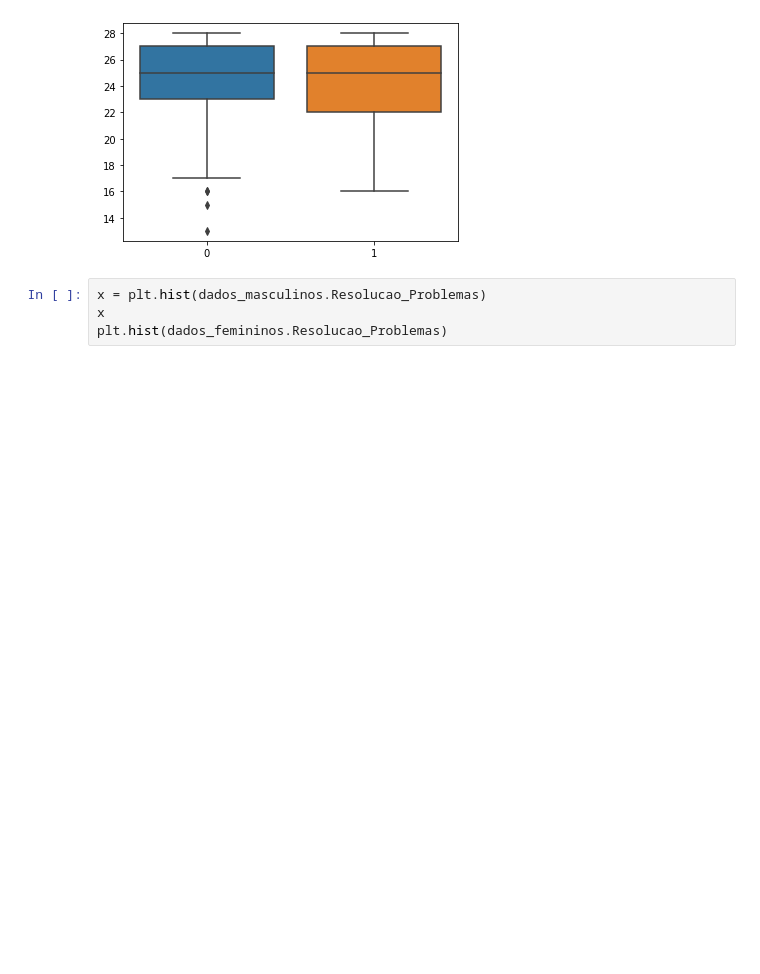
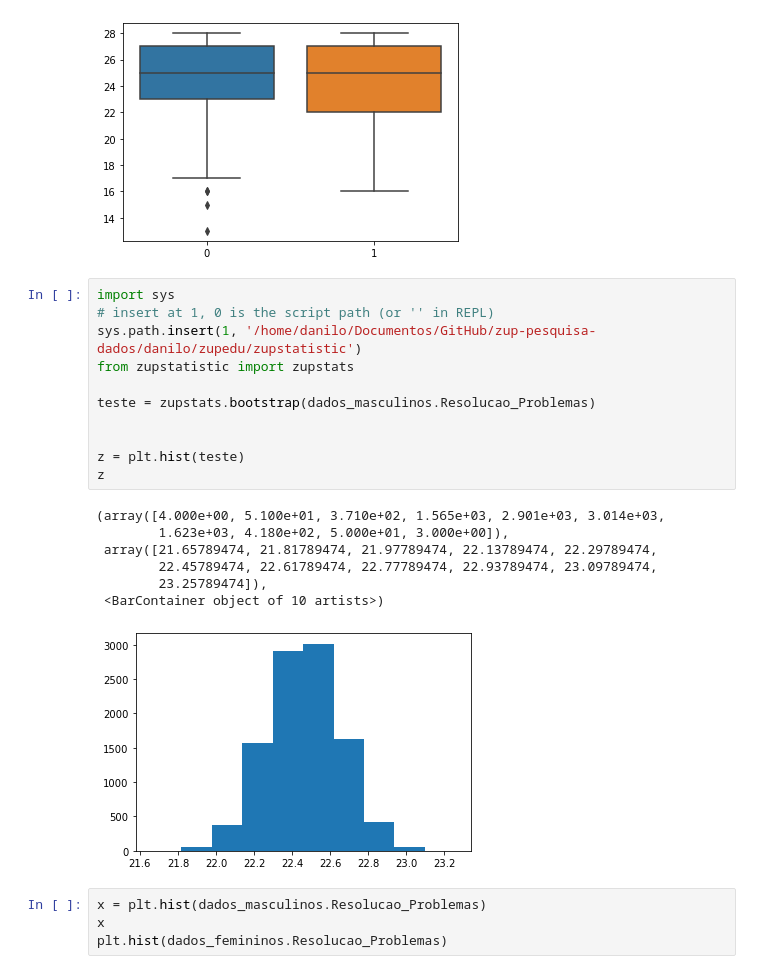
Before and after one commit to dan1lo/PesquisaDoutoradoPosDiferencas, a Jupyter notebook: pesquisa_sexo.ipynb, the cells around one changed output. Drawn from its saved outputs; the diff is of its cells as text; blank space fills up the shorter version.

```diff
--- a/pesquisa_sexo.ipynb
+++ b/pesquisa_sexo.ipynb
@@ -259,6 +259,25 @@ min      16.000000
 max      28.000000
 Name: Interpersoal, dtype: float64
 [figure]
+# %%
+import sys
+# insert at 1, 0 is the script path (or '' in REPL)
+sys.path.insert(1, '/home/danilo/Documentos/GitHub/zup-pesquisa-dados/danilo/zupedu/zupstatistic')
+from zupstatistic import zupstats
+
+teste = zupstats.bootstrap(dados_masculinos.Resolucao_Problemas)
+
+
+z = plt.hist(teste)
+z
+# %% [output]
+(array([4.000e+00, 5.100e+01, 3.710e+02, 1.565e+03, 2.901e+03, 3.014e+03,
+        1.623e+03, 4.180e+02, 5.000e+01, 3.000e+00]),
+ array([21.65789474, 21.81789474, 21.97789474, 22.13789474, 22.29789474,
+        22.45789474, 22.61789474, 22.77789474, 22.93789474, 23.09789474,
+        23.25789474]),
+ <BarContainer object of 10 artists>)
+[figure, added]
 # %%
 x = plt.hist(dados_masculinos.Resolucao_Problemas)
 x
```
Also changed, not shown: parts of 3 cells of this notebook.
